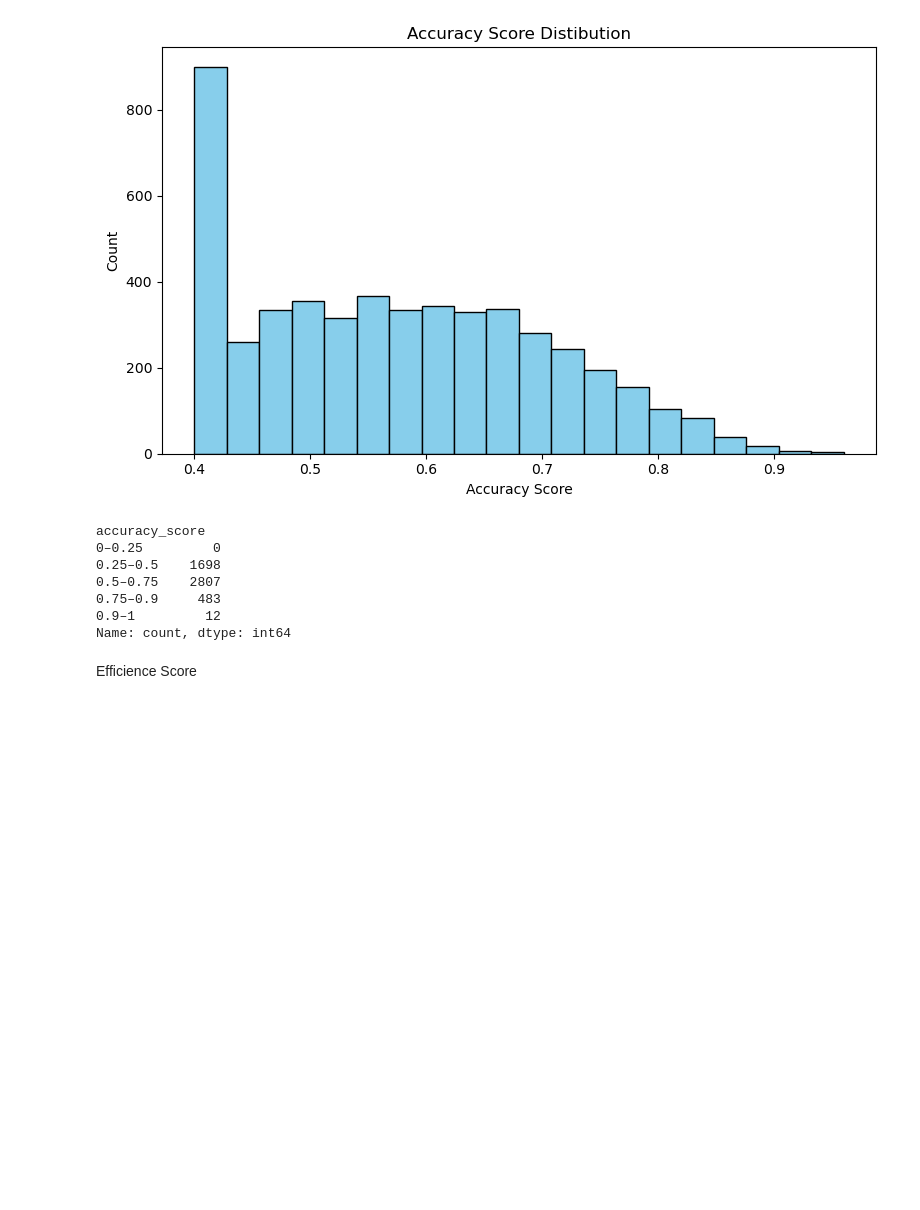
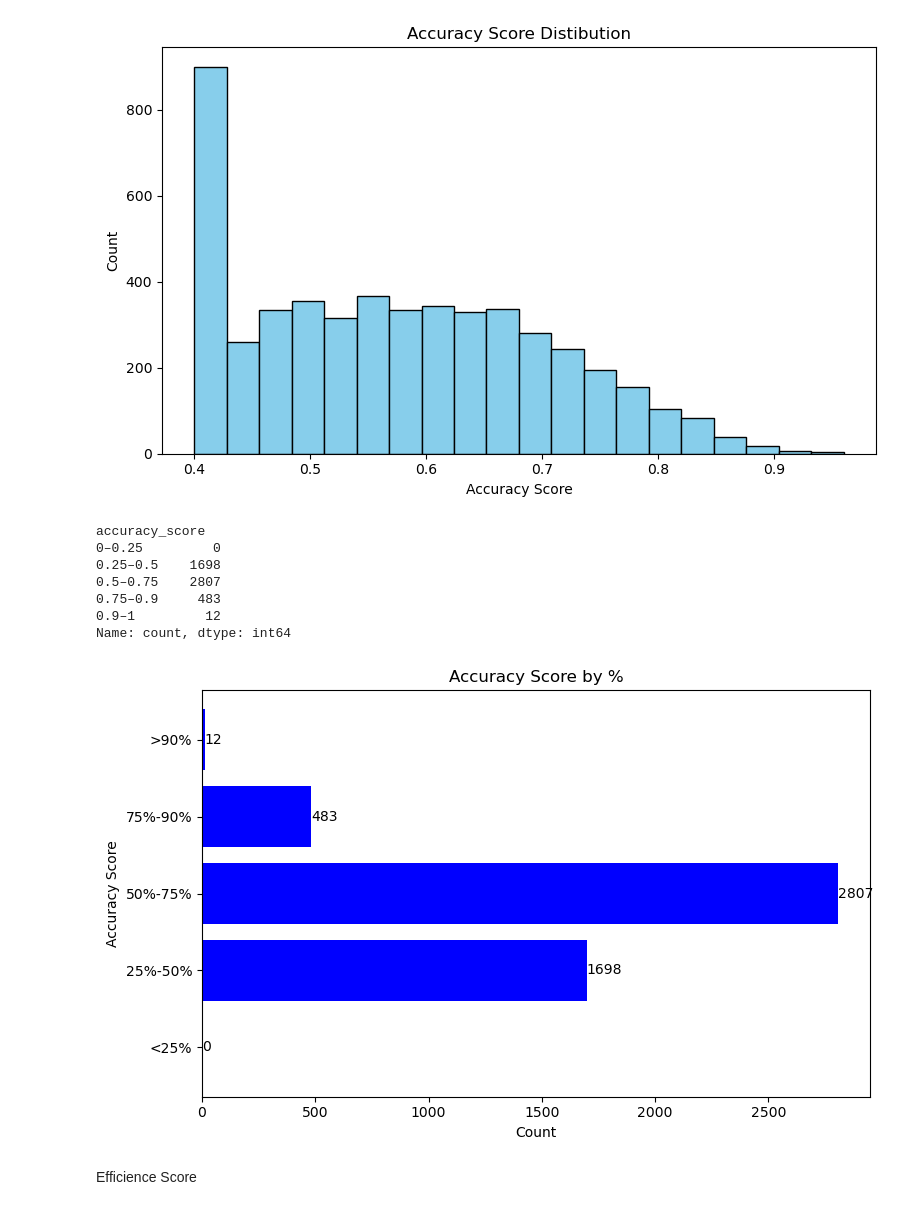
Before and after one commit to EvgenieTiv/DataAnalysisProject, a Jupyter notebook: basic_data_research.ipynb, the cells around one changed output. Saved outputs shown, nothing was run; the diff lists cells and outputs as text; code cells hidden in the pictures; blank space fills up the shorter version.

```diff
--- a/basic_data_research.ipynb
+++ b/basic_data_research.ipynb
@@ -466,6 +490,26 @@ accuracy_score
 0.75–0.9     483
 0.9–1         12
 Name: count, dtype: int64
+# %%
+labels = ['<25%', '25%-50%', '50%-75%', '75%-90%', '>90%']
+quartile_bins = pd.cut(df['accuracy_score'], bins=bins, labels=labels, include_lowest=True, right=True)
+counts = quartile_bins.value_counts().sort_index()
+
+fig, ax = plt.subplots(figsize=(8, 5))
+bars = ax.barh(counts.index, counts.values, color='blue')
+
+for bar in bars:
+    width = bar.get_width()
+    ax.text(width + 1, bar.get_y() + bar.get_height()/2,
+            str(int(width)), va='center')
+
+plt.title('Accuracy Score by %')
+plt.xlabel('Count')
+plt.ylabel('Accuracy Score')
+plt.tight_layout()
+plt.show()
+# %% [output]
+[figure, added]
 # %% [markdown]
 Efficience Score
 # %%
```
Also changed, not shown: parts of 3 cells of this notebook.
